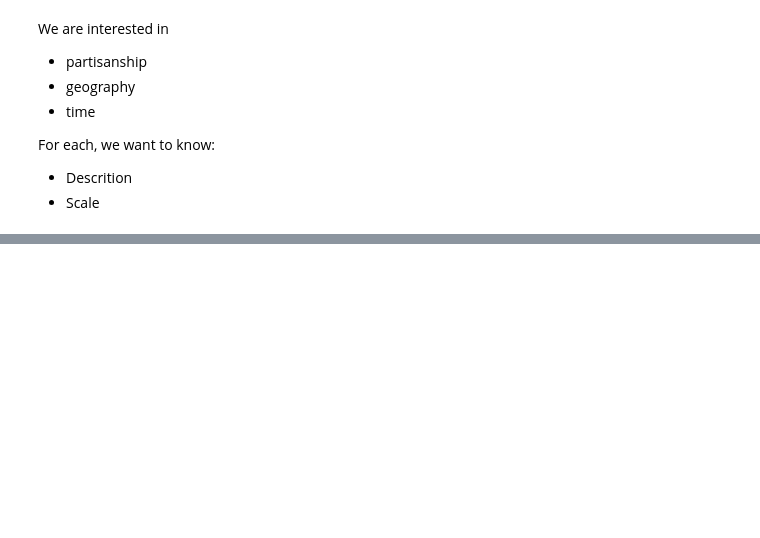
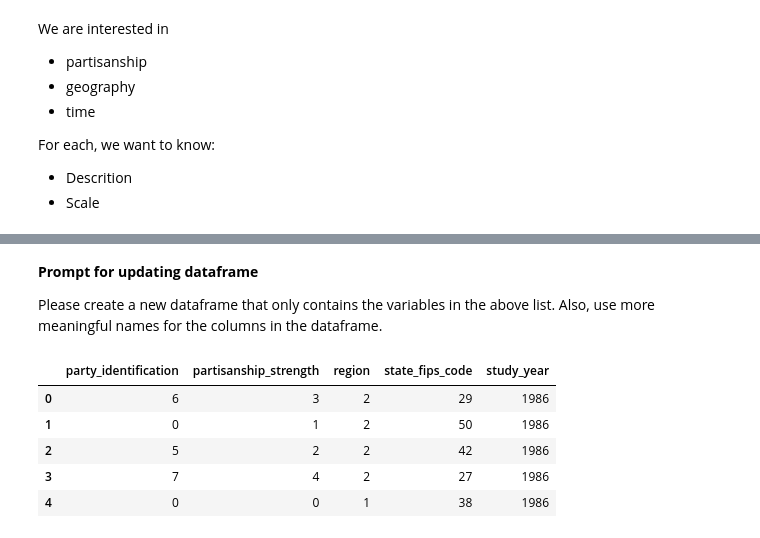
Before and after one commit to joseph-hellerstein/programming_from_zero, a Jupyter notebook: notebooks/programming_from_zero.ipynb, the cells around one changed output, grey strips where cells are left out. Drawn from its saved outputs; the diff is of its cells as text; code cells hidden in the pictures; blank space fills up the shorter version.

```diff
--- a/notebooks/programming_from_zero.ipynb
+++ b/notebooks/programming_from_zero.ipynb
@@ -1039,0 +241,27 @@ https://www.census.gov/programs-surveys/geography/guidance/geo-areas/urban-rural
+# %% [markdown]
+**Prompt for updating dataframe**
+
+ Please create a new dataframe that only contains the variables in the above list. Also, use more meaningful names for the columns in the dataframe.
+# %%
+import pandas as pd
+
+columns_to_select = {
+    'VCF0301': 'party_identification',
+    'VCF0305': 'partisanship_strength',
+    'VCF0104': 'region',
+    'VCF0101': 'state_fips_code',
+    'VCF0004': 'study_year'
+}
+
+# Select the columns and rename them
+DATA_DF = ANES_DF[list(columns_to_select.keys())].rename(columns=columns_to_select)
+
+# Display the first few rows of the new DataFrame
+display(DATA_DF.head())
+# %% [output]
+|  | party_identification | partisanship_strength | region | state_fips_code | study_year |
+| 0 | 6 | 3 | 2 | 29 | 1986 |
+| 1 | 0 | 1 | 2 | 50 | 1986 |
+| 2 | 5 | 2 | 2 | 42 | 1986 |
+| 3 | 7 | 4 | 2 | 27 | 1986 |
+| 4 | 0 | 0 | 1 | 38 | 1986 |
```
Also changed, not shown: parts of 69 cells of this notebook.
